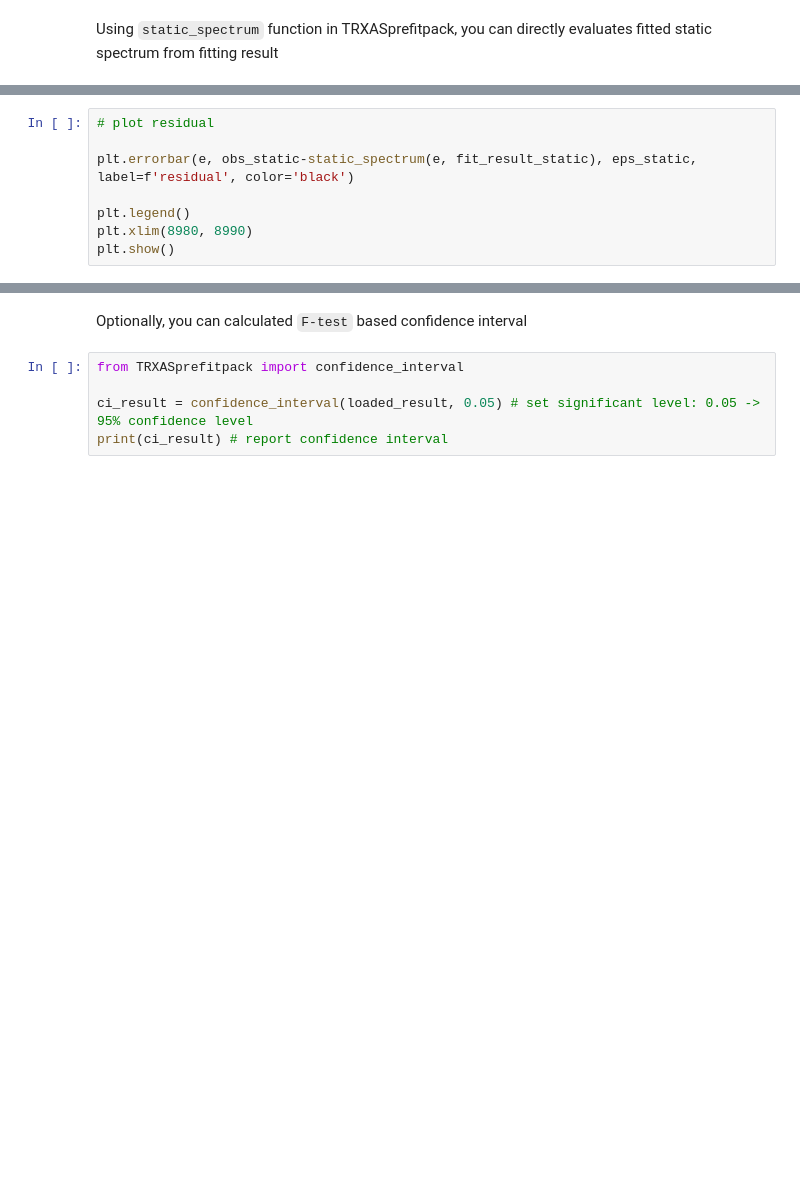
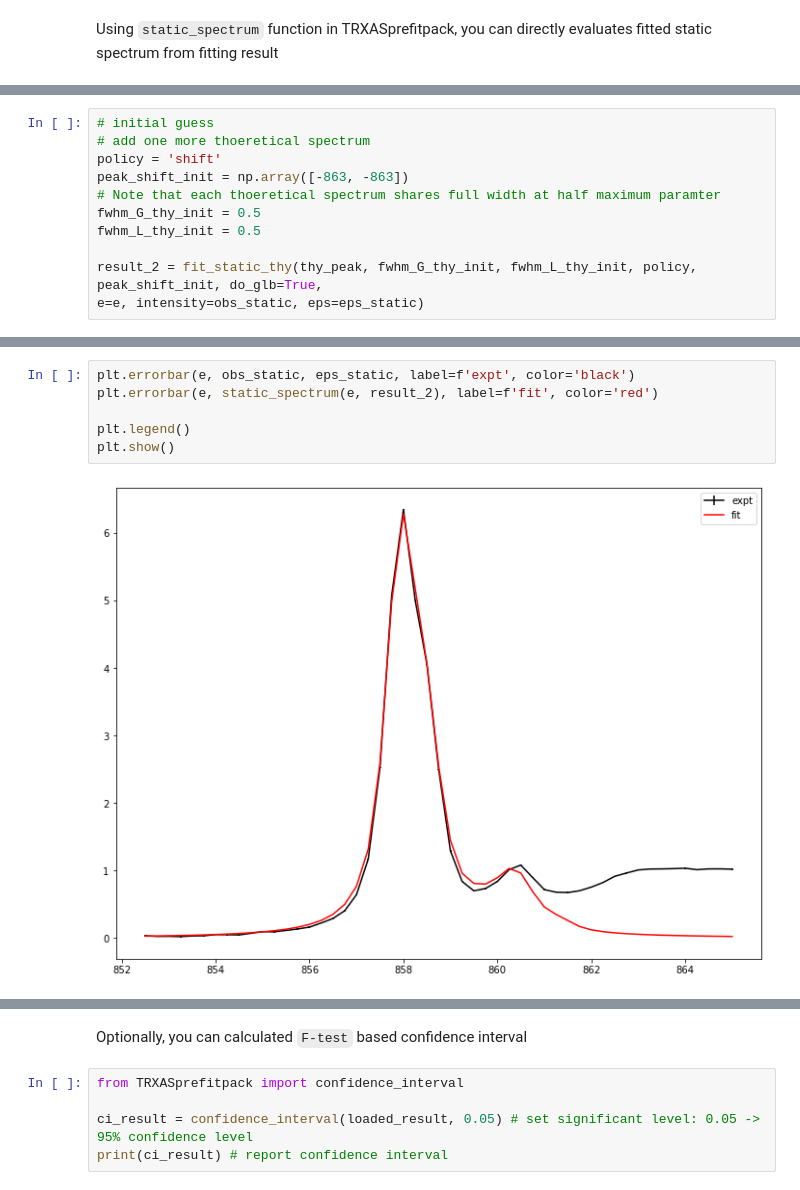
Before and after one commit to pistack/TRXASprefitpack-example, a Jupyter notebook: Fit_Static_thy.ipynb, the cells around one changed output, grey strips where cells are left out. Drawn from its saved outputs; the diff is of its cells as text; blank space fills up the shorter version.

```diff
--- a/Fit_Static_thy.ipynb
+++ b/Fit_Static_thy.ipynb
@@ -115,8 +127,11 @@ There exists one more peak near 8985 eV Region. To check this peak feature plot
 # %%
-# plot residual
+# initial guess
+# add one more thoeretical spectrum
+policy = 'shift'
+peak_shift_init = np.array([-863, -863])
+# Note that each thoeretical spectrum shares full width at half maximum paramter
+fwhm_G_thy_init = 0.5
+fwhm_L_thy_init = 0.5
 
-plt.errorbar(e, obs_static-static_spectrum(e, fit_result_static), eps_static, label=f'residual', color='black')
-
-plt.legend()
-plt.xlim(8980, 8990)
-plt.show()
+result_2 = fit_static_thy(thy_peak, fwhm_G_thy_init, fwhm_L_thy_init, policy, peak_shift_init, do_glb=True,
+e=e, intensity=obs_static, eps=eps_static)
@@ -124,0 +158,8 @@ plt.show()
+# %%
+plt.errorbar(e, obs_static, eps_static, label=f'expt', color='black')
+plt.errorbar(e, static_spectrum(e, result_2), label=f'fit', color='red')
+
+plt.legend()
+plt.show()
+# %% [output]
+[figure, added]
```
Also changed, not shown: parts of 26 cells of this notebook, 15 other files.
